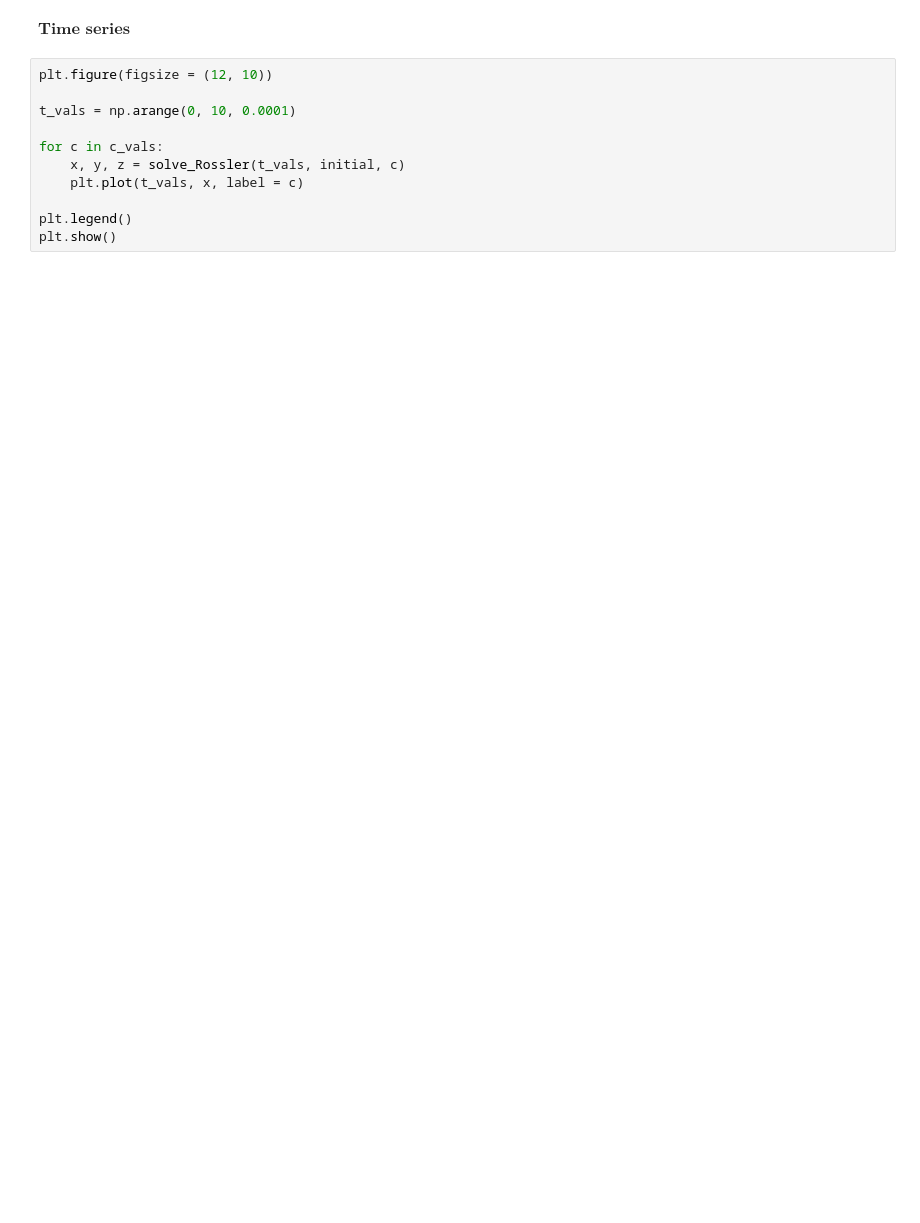
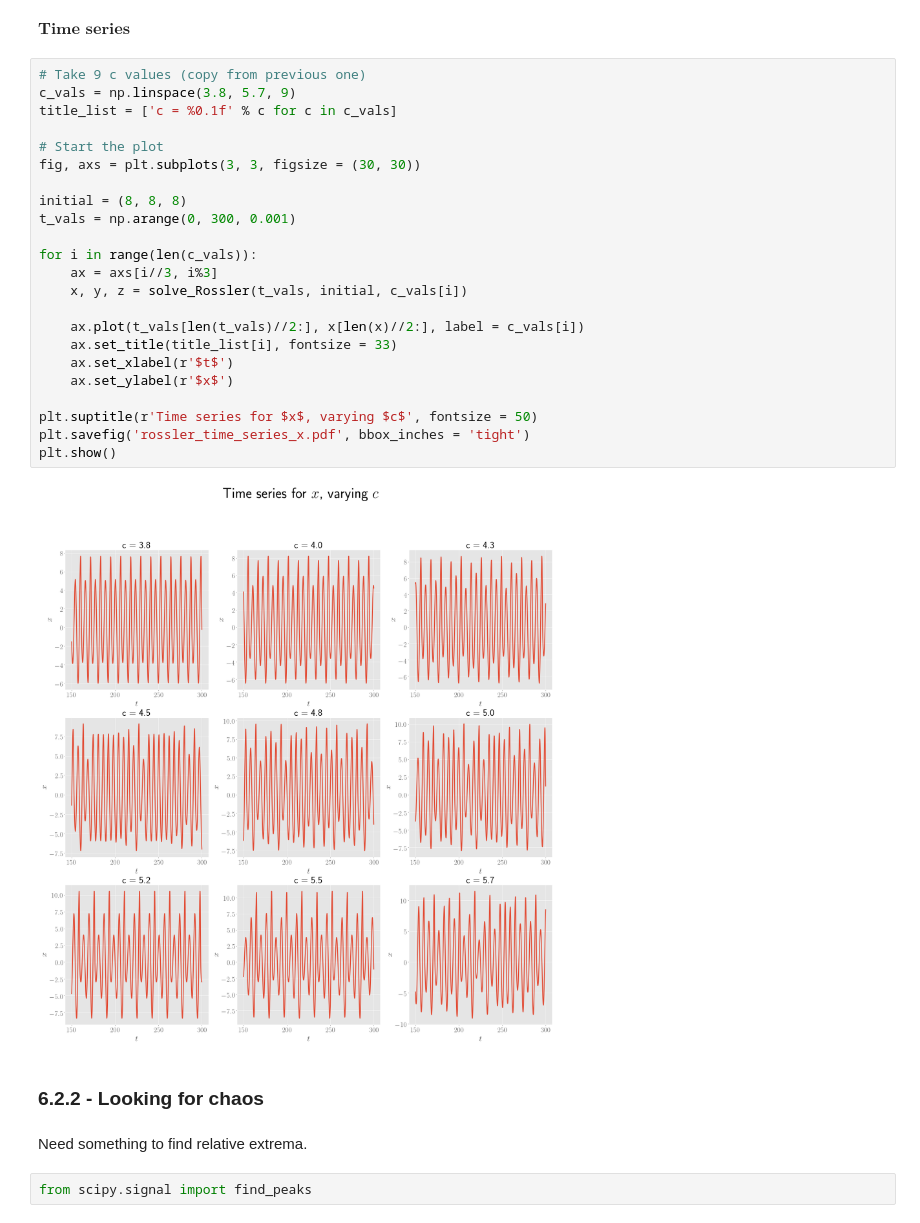
Before and after one commit to ThibeauWouters/Physical-Modelling-of-Complex-Systems, a Jupyter notebook: Assignment 6/Assignment 6.ipynb, the cells around one changed output. Cells and saved outputs as stored; diff of their text form; blank space fills up the shorter version.

```diff
--- a/Assignment 6/Assignment 6.ipynb
+++ b/Assignment 6/Assignment 6.ipynb
@@ -99,13 +202,33 @@ plt.show()
 # %% [markdown]
 $ \textbf{Time series} $
-# %%
-plt.figure(figsize = (12, 10))
-
-t_vals = np.arange(0, 10, 0.0001)
-
-for c in c_vals:
-    x, y, z = solve_Rossler(t_vals, initial, c)
-    plt.plot(t_vals, x, label = c)
-
-plt.legend()
-plt.show()
+# %%
+# Take 9 c values (copy from previous one)
+c_vals = np.linspace(3.8, 5.7, 9)
+title_list = ['c = %0.1f' % c for c in c_vals]
+
+# Start the plot
+fig, axs = plt.subplots(3, 3, figsize = (30, 30))
+
+initial = (8, 8, 8)
+t_vals = np.arange(0, 300, 0.001)
+
+for i in range(len(c_vals)):
+    ax = axs[i//3, i%3]
+    x, y, z = solve_Rossler(t_vals, initial, c_vals[i])
+
+    ax.plot(t_vals[len(t_vals)//2:], x[len(x)//2:], label = c_vals[i])
+    ax.set_title(title_list[i], fontsize = 33)
+    ax.set_xlabel(r'$t$')
+    ax.set_ylabel(r'$x$')
+
+plt.suptitle(r'Time series for $x$, varying $c$', fontsize = 50)
+plt.savefig('rossler_time_series_x.pdf', bbox_inches = 'tight')
+plt.show()
+# %% [output]
+[figure, added]
+# %% [markdown]
+### 6.2.2 - Looking for chaos
+# %% [markdown]
+Need something to find relative extrema.
+# %%
+from scipy.signal import find_peaks
```
Also changed, not shown: parts of 88 cells of this notebook.
